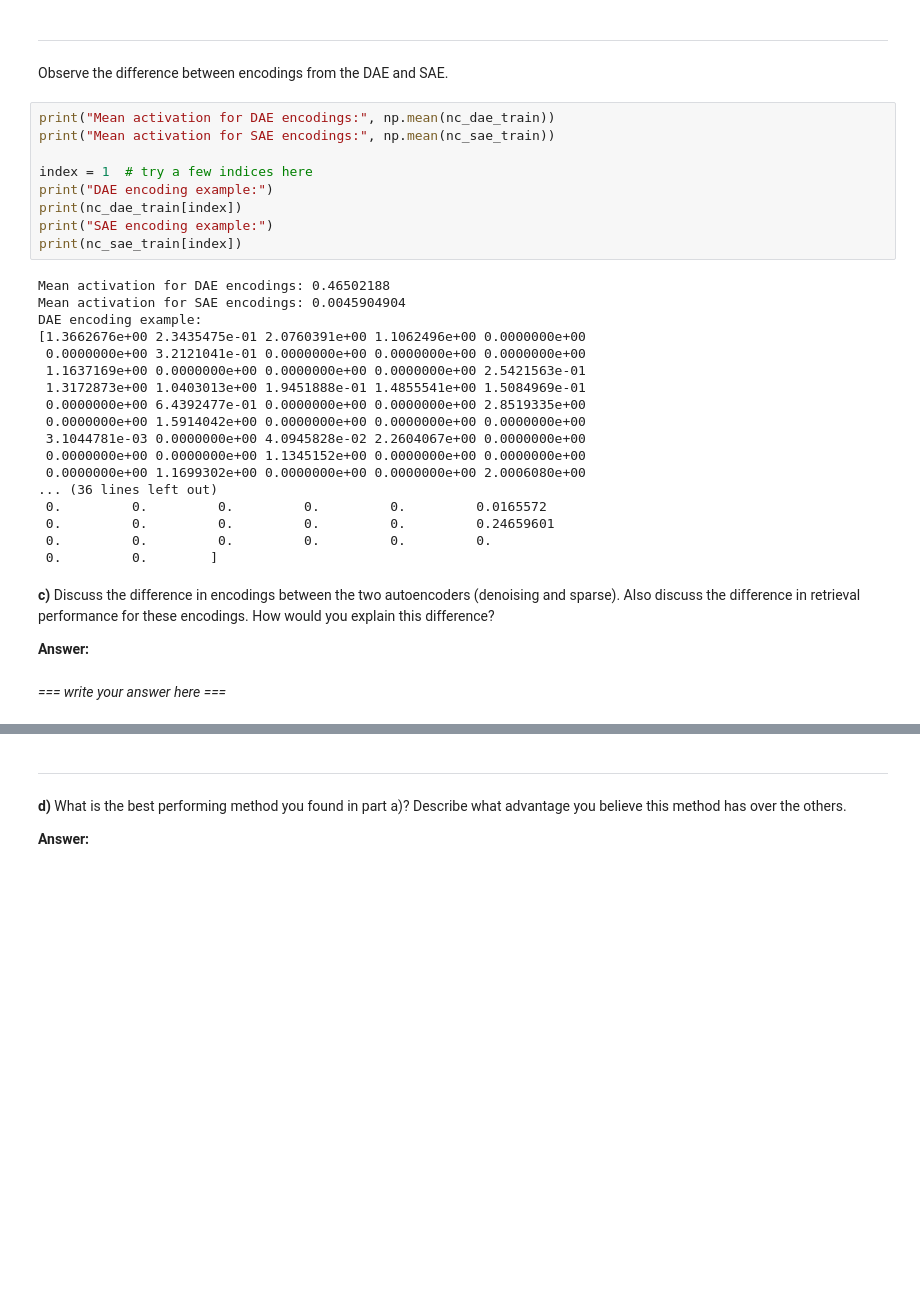
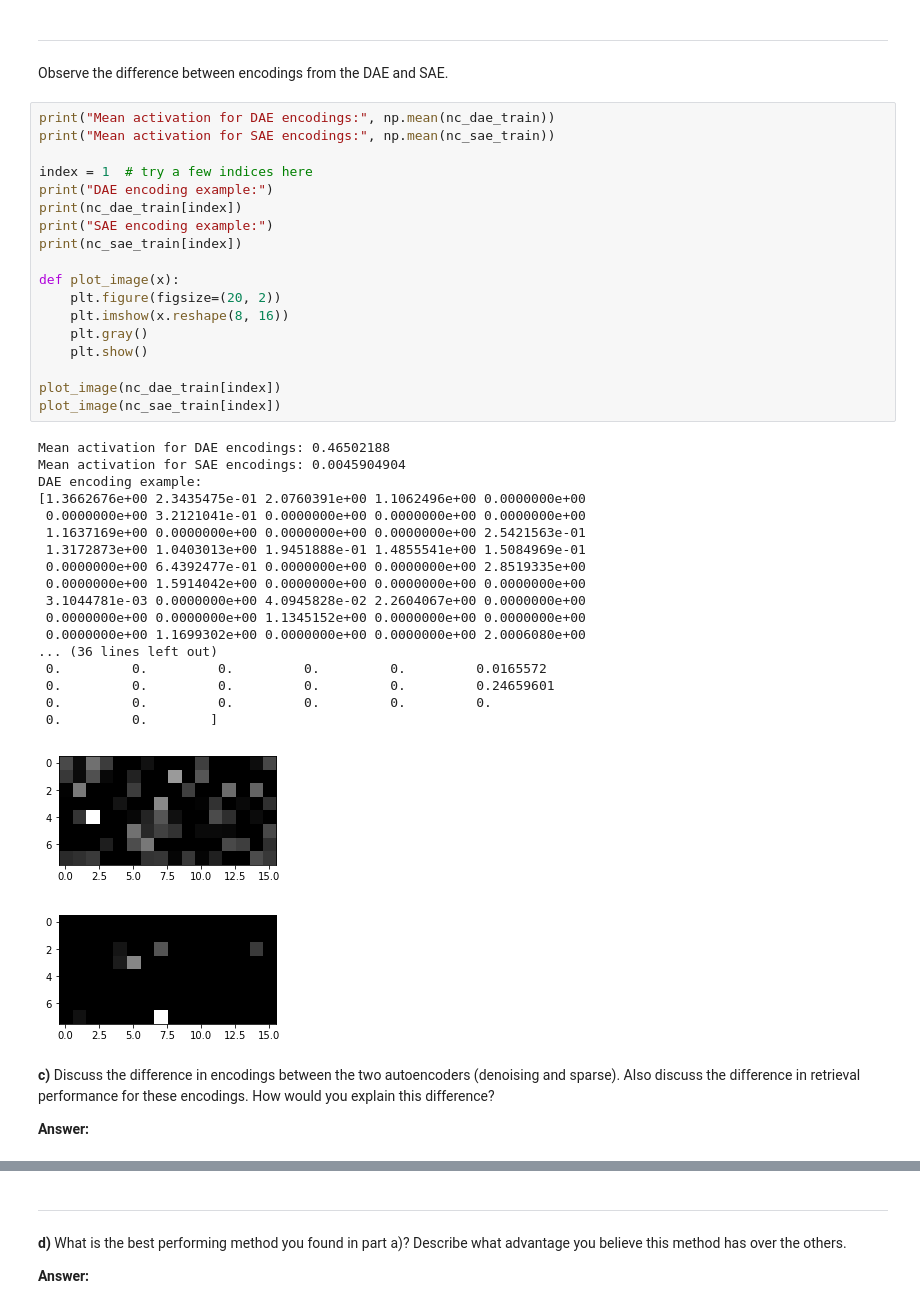
Before and after one commit to jacordero/recsys, a Jupyter notebook: assigment2/Assignment2Final.ipynb, the cells around one changed output, grey strips where cells are left out. Cells and saved outputs as stored; diff of their text form; blank space fills up the shorter version.

```diff
--- a/assigment2/Assignment2Final.ipynb
+++ b/assigment2/Assignment2Final.ipynb
@@ -1205,33 +1205,42 @@ Observe the difference between encodings from the DAE and SAE.
 # %%
 print("Mean activation for DAE encodings:", np.mean(nc_dae_train))
 print("Mean activation for SAE encodings:", np.mean(nc_sae_train))
 
 index = 1  # try a few indices here
 print("DAE encoding example:")
 print(nc_dae_train[index])
 print("SAE encoding example:")
 print(nc_sae_train[index])
+
+def plot_image(x):
+    plt.figure(figsize=(20, 2))
+    plt.imshow(x.reshape(8, 16))
+    plt.gray()
+    plt.show()
+
+plot_image(nc_dae_train[index])
+plot_image(nc_sae_train[index])
 # %% [output]
 Mean activation for DAE encodings: 0.46502188
 Mean activation for SAE encodings: 0.0045904904
 DAE encoding example:
 [1.3662676e+00 2.3435475e-01 2.0760391e+00 1.1062496e+00 0.0000000e+00
  0.0000000e+00 3.2121041e-01 0.0000000e+00 0.0000000e+00 0.0000000e+00
  1.1637169e+00 0.0000000e+00 0.0000000e+00 0.0000000e+00 2.5421563e-01
  1.3172873e+00 1.0403013e+00 1.9451888e-01 1.4855541e+00 1.5084969e-01
  0.0000000e+00 6.4392477e-01 0.0000000e+00 0.0000000e+00 2.8519335e+00
  0.0000000e+00 1.5914042e+00 0.0000000e+00 0.0000000e+00 0.0000000e+00
  3.1044781e-03 0.0000000e+00 4.0945828e-02 2.2604067e+00 0.0000000e+00
  0.0000000e+00 0.0000000e+00 1.1345152e+00 0.0000000e+00 0.0000000e+00
  0.0000000e+00 1.1699302e+00 0.0000000e+00 0.0000000e+00 2.0006080e+00
 ... (36 lines left out)
  0.         0.         0.         0.         0.         0.0165572
  0.         0.         0.         0.         0.         0.24659601
  0.         0.         0.         0.         0.         0.
  0.         0.        ]
+[figure, added]
+[figure, added]
 # %% [markdown]
 **c)** Discuss the difference in encodings between the two autoencoders (denoising and sparse). Also discuss the difference in retrieval performance for these encodings. How would you explain this difference?
 
 **Answer:**
-# %% [markdown]
-*=== write your answer here ===*
```
Also changed, not shown: parts of 2 cells of this notebook.
